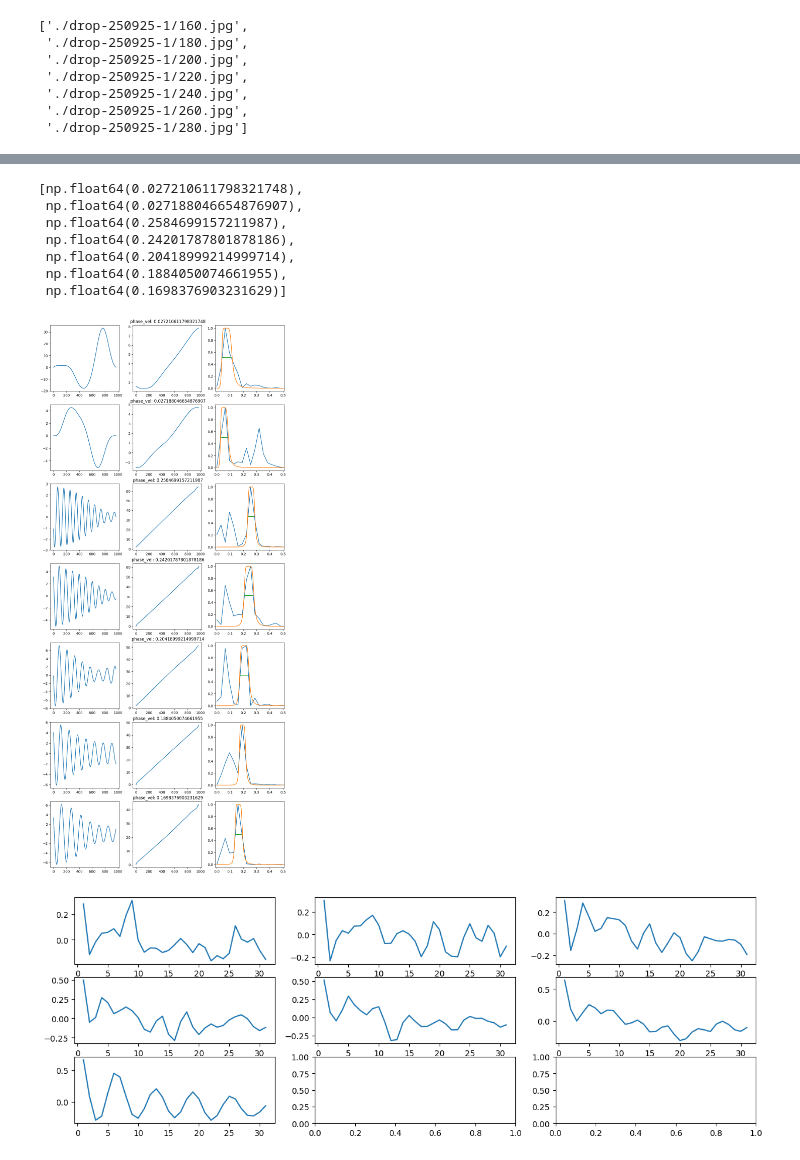
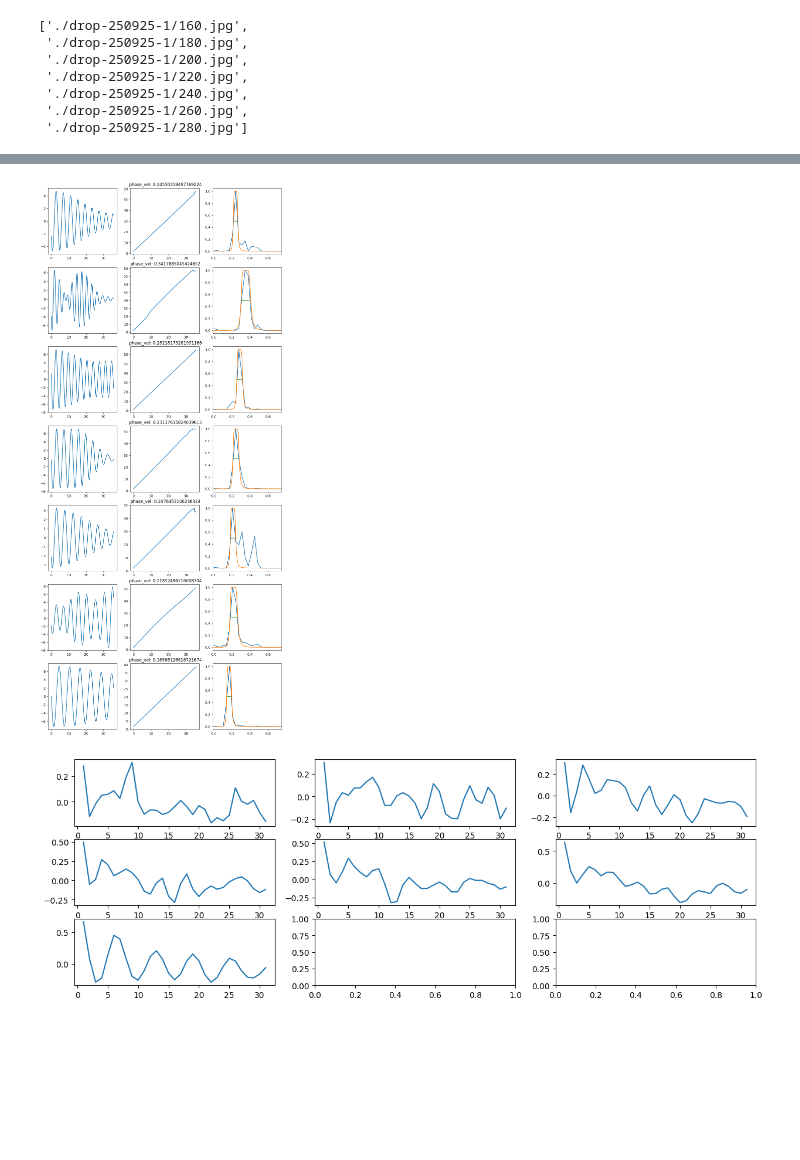
Before and after one commit to annamogo/DiplomaLISF, a Jupyter notebook: sequence_image_anal.ipynb, the cells around one changed output, grey strips where cells are left out. Saved outputs shown, nothing was run; the diff lists cells and outputs as text; code cells hidden in the pictures; blank space fills up the shorter version.

```diff
--- a/sequence_image_anal.ipynb
+++ b/sequence_image_anal.ipynb
@@ -205,21 +155,14 @@ plot_flt_res(sig_hn, fs=1, rel_h=0.25, nperseg_c=0.9)
 # %%
-# filtering smoothed signals with san.my_butter
-# applying signal.hilbert to the filtered signal
+# filtering smoothed signals with san.my_butter and plot filtered signal
+# applying signal.hilbert to the filtered signal and plot instant phase
 # plot spectral density destribution and filter responce to monitor
 
 fs = N/sig_len
-sig_y = [s[1] for s in sig_sm]
+sig_y = [s[1] for s in sig_hn_sm]
 
-plot_flt_res(sig_y, fs=fs, rel_h=0.5, nperseg_c=0.8)
+ph_v = san.plot_flt_res(sig_y, fs=fs, rel_h=0.5, nperseg_c=0.8)
 # %% [output]
-[np.float64(0.027210611798321748),
- np.float64(0.027188046654876907),
- np.float64(0.2584699157211987),
- np.float64(0.24201787801878186),
- np.float64(0.20418999214999714),
- np.float64(0.1884050074661955),
- np.float64(0.1698376903231629)]
-[figure, old version]
+[figure, new version]
 # %%
 # Let's look at autocorrelation functions of original signals
 sig_y = [s[1] for s in sig_sm]
```
Also changed, not shown: parts of 12 cells of this notebook, 5 other files.
